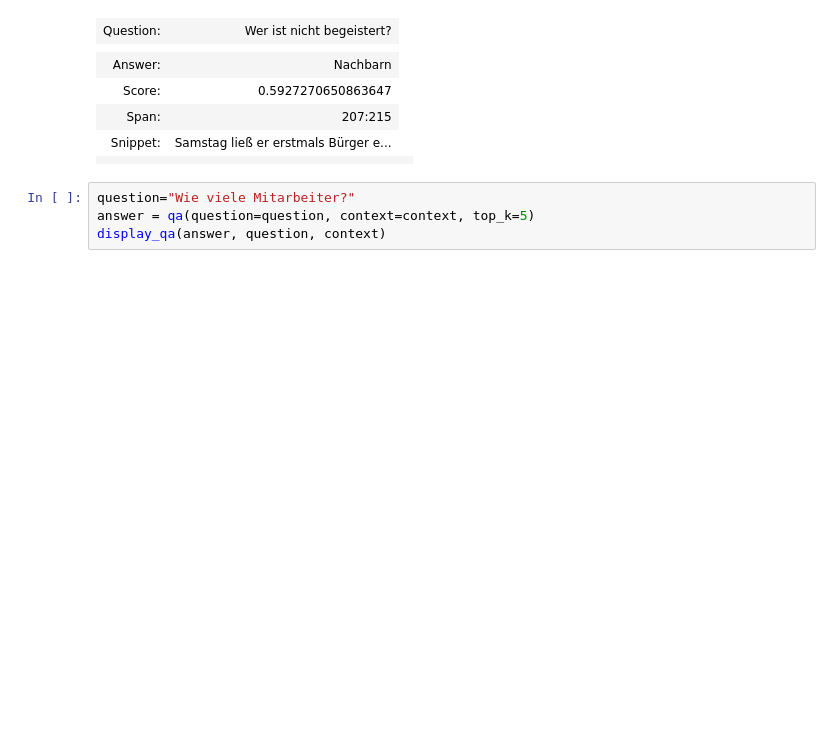
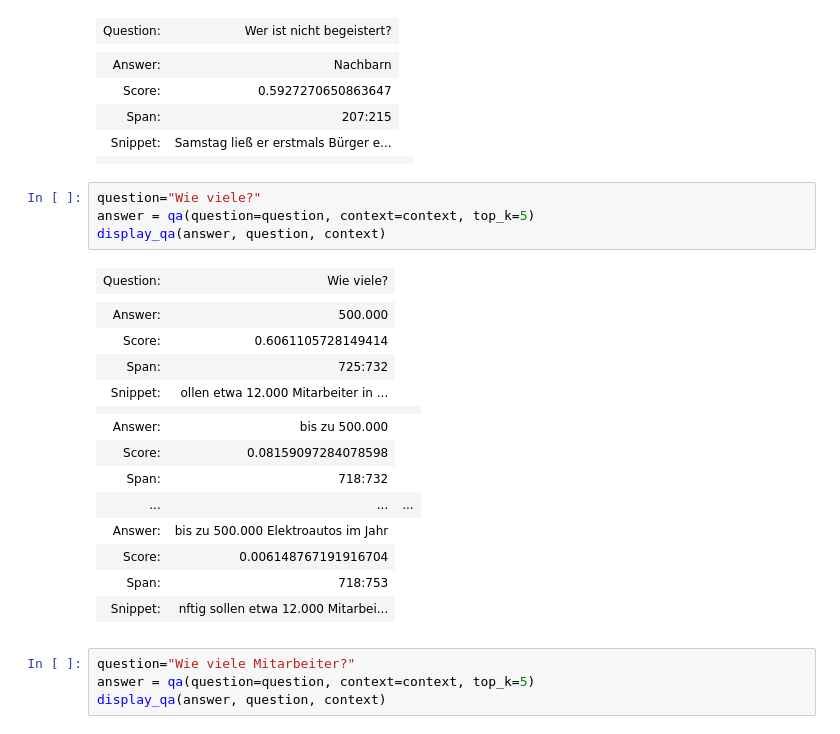
Before and after one commit to jsalbr/m3nlp, a Jupyter notebook: Question_Answering.ipynb, the cells around one changed output. Saved outputs shown, nothing was run; the diff lists cells and outputs as text; blank space fills up the shorter version.

```diff
--- a/Question_Answering.ipynb
+++ b/Question_Answering.ipynb
@@ -169,6 +169,27 @@ display_qa(answer, question, context)
 | Span: | 207:215 |
 | Snippet: | Samstag ließ er erstmals Bürger e... |
 |  |  |  |
+# %%
+question="Wie viele?"
+answer = qa(question=question, context=context, top_k=5)
+display_qa(answer, question, context)
+# %% [output]
+| Question: | Wie viele? |
+|  |  |  |
+| Answer: | 500.000 |
+| Score: | 0.6061105728149414 |
+| Span: | 725:732 |
+| Snippet: | ollen etwa 12.000 Mitarbeiter in ... |
+|  |  |  |
+| Answer: | bis zu 500.000 |
+| Score: | 0.08159097284078598 |
+| Span: | 718:732 |
+| ... | ... | ... |
+| Answer: | bis zu 500.000 Elektroautos im Jahr |
+| Score: | 0.006148767191916704 |
+| Span: | 718:753 |
+| Snippet: | nftig sollen etwa 12.000 Mitarbei... |
+|  |  |  |
 # %%
 question="Wie viele Mitarbeiter?"
 answer = qa(question=question, context=context, top_k=5)
```
